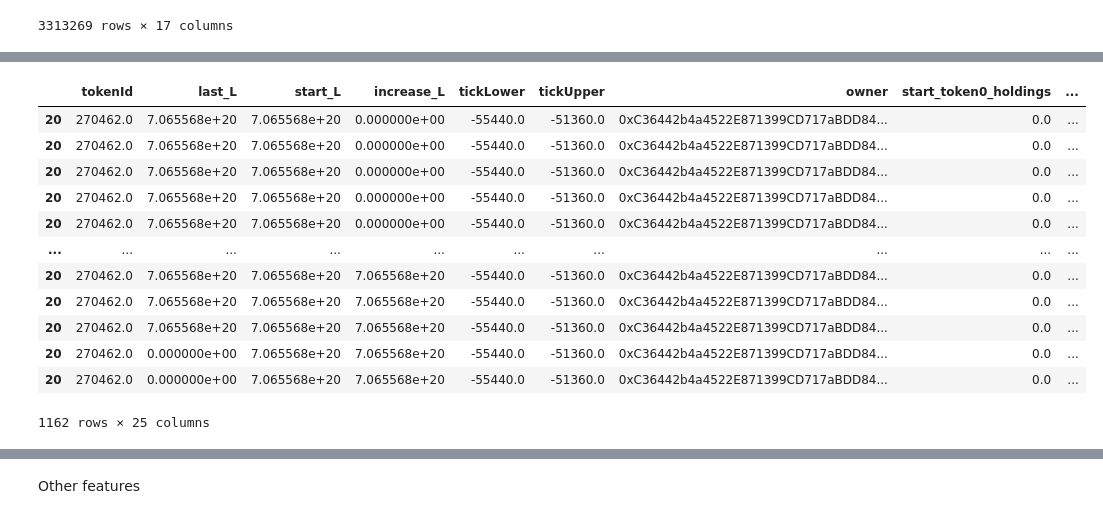
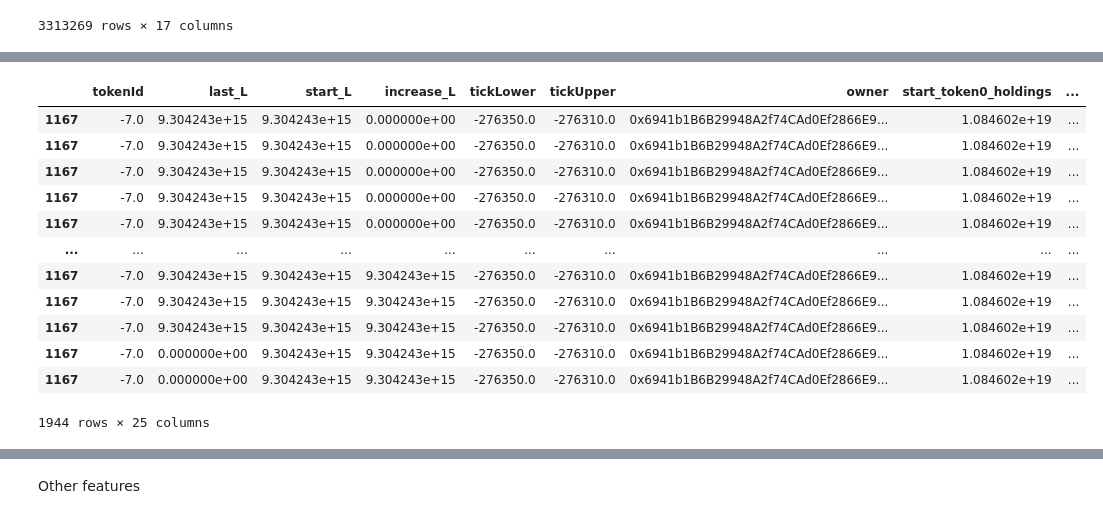
Before and after one commit to Luke-J-Johnson/amm-liquidity, a Jupyter notebook: pools/cl_cpmm/cl_cpmm_usage.ipynb, the cells around one changed output, grey strips where cells are left out. Cells and saved outputs as stored; diff of their text form; code cells hidden in the pictures.

```diff
--- a/pools/cl_cpmm/cl_cpmm_usage.ipynb
+++ b/pools/cl_cpmm/cl_cpmm_usage.ipynb
@@ -115,0 +175,6 @@ df.sort_values(['blockNumber', 'logIndex'], inplace=True)
+# %%
+df = df.merge(id_df, on = ['args.owner', 'args.tickLower', 'args.tickUpper'], how = 'left')
+# %%
+df['tokenId'] = df['tokenId_x']
+# %%
+df['tokenId'] = df['tokenId'].mask((df['event'].isin(['Mint', 'Burn', 'Collect']))&(df['tokenId'].isna()), df['tokenId_y'])
@@ -115,0 +185,2 @@ df.sort_values(['blockNumber', 'logIndex'], inplace=True)
+# %%
+df.drop(['tokenId_x', 'tokenId_y'], axis=1, inplace=True)
@@ -149,20 +265,20 @@ position_updates
 # %%
-example_pos = position_updates.loc[20]
+example_pos = position_updates.loc[position_updates['tokenId'] == -7]
 example_pos
 # %% [output]
 |  | tokenId | last_L | start_L | increase_L | tickLower | tickUpper | owner | start_token0_holdings | ... |
-| 20 | 270462.0 | 7.065568e+20 | 7.065568e+20 | 0.000000e+00 | -55440.0 | -51360.0 | 0xC36442b4a4522E871399CD717aBDD84... | 0.0 | ... |
-| 20 | 270462.0 | 7.065568e+20 | 7.065568e+20 | 0.000000e+00 | -55440.0 | -51360.0 | 0xC36442b4a4522E871399CD717aBDD84... | 0.0 | ... |
-| 20 | 270462.0 | 7.065568e+20 | 7.065568e+20 | 0.000000e+00 | -55440.0 | -51360.0 | 0xC36442b4a4522E871399CD717aBDD84... | 0.0 | ... |
-| 20 | 270462.0 | 7.065568e+20 | 7.065568e+20 | 0.000000e+00 | -55440.0 | -51360.0 | 0xC36442b4a4522E871399CD717aBDD84... | 0.0 | ... |
-| 20 | 270462.0 | 7.065568e+20 | 7.065568e+20 | 0.000000e+00 | -55440.0 | -51360.0 | 0xC36442b4a4522E871399CD717aBDD84... | 0.0 | ... |
+| 1167 | -7.0 | 9.304243e+15 | 9.304243e+15 | 0.000000e+00 | -276350.0 | -276310.0 | 0x6941b1B6B29948A2f74CAd0Ef2866E9... | 1.084602e+19 | ... |
+| 1167 | -7.0 | 9.304243e+15 | 9.304243e+15 | 0.000000e+00 | -276350.0 | -276310.0 | 0x6941b1B6B29948A2f74CAd0Ef2866E9... | 1.084602e+19 | ... |
+| 1167 | -7.0 | 9.304243e+15 | 9.304243e+15 | 0.000000e+00 | -276350.0 | -276310.0 | 0x6941b1B6B29948A2f74CAd0Ef2866E9... | 1.084602e+19 | ... |
+| 1167 | -7.0 | 9.304243e+15 | 9.304243e+15 | 0.000000e+00 | -276350.0 | -276310.0 | 0x6941b1B6B29948A2f74CAd0Ef2866E9... | 1.084602e+19 | ... |
+| 1167 | -7.0 | 9.304243e+15 | 9.304243e+15 | 0.000000e+00 | -276350.0 | -276310.0 | 0x6941b1B6B29948A2f74CAd0Ef2866E9... | 1.084602e+19 | ... |
 | ... | ... | ... | ... | ... | ... | ... | ... | ... | ... |
-| 20 | 270462.0 | 7.065568e+20 | 7.065568e+20 | 7.065568e+20 | -55440.0 | -51360.0 | 0xC36442b4a4522E871399CD717aBDD84... | 0.0 | ... |
-| 20 | 270462.0 | 7.065568e+20 | 7.065568e+20 | 7.065568e+20 | -55440.0 | -51360.0 | 0xC36442b4a4522E871399CD717aBDD84... | 0.0 | ... |
-| 20 | 270462.0 | 7.065568e+20 | 7.065568e+20 | 7.065568e+20 | -55440.0 | -51360.0 | 0xC36442b4a4522E871399CD717aBDD84... | 0.0 | ... |
-| 20 | 270462.0 | 0.000000e+00 | 7.065568e+20 | 7.065568e+20 | -55440.0 | -51360.0 | 0xC36442b4a4522E871399CD717aBDD84... | 0.0 | ... |
-| 20 | 270462.0 | 0.000000e+00 | 7.065568e+20 | 7.065568e+20 | -55440.0 | -51360.0 | 0xC36442b4a4522E871399CD717aBDD84... | 0.0 | ... |
+| 1167 | -7.0 | 9.304243e+15 | 9.304243e+15 | 9.304243e+15 | -276350.0 | -276310.0 | 0x6941b1B6B29948A2f74CAd0Ef2866E9... | 1.084602e+19 | ... |
+| 1167 | -7.0 | 9.304243e+15 | 9.304243e+15 | 9.304243e+15 | -276350.0 | -276310.0 | 0x6941b1B6B29948A2f74CAd0Ef2866E9... | 1.084602e+19 | ... |
+| 1167 | -7.0 | 9.304243e+15 | 9.304243e+15 | 9.304243e+15 | -276350.0 | -276310.0 | 0x6941b1B6B29948A2f74CAd0Ef2866E9... | 1.084602e+19 | ... |
+| 1167 | -7.0 | 0.000000e+00 | 9.304243e+15 | 9.304243e+15 | -276350.0 | -276310.0 | 0x6941b1B6B29948A2f74CAd0Ef2866E9... | 1.084602e+19 | ... |
+| 1167 | -7.0 | 0.000000e+00 | 9.304243e+15 | 9.304243e+15 | -276350.0 | -276310.0 | 0x6941b1B6B29948A2f74CAd0Ef2866E9... | 1.084602e+19 | ... |
-1162 rows × 25 columns
+1944 rows × 25 columns
 # %%
 example_pos.reset_index(inplace=True)
 # %%
```
Also changed, not shown: parts of 26 cells of this notebook, 1 other file.
